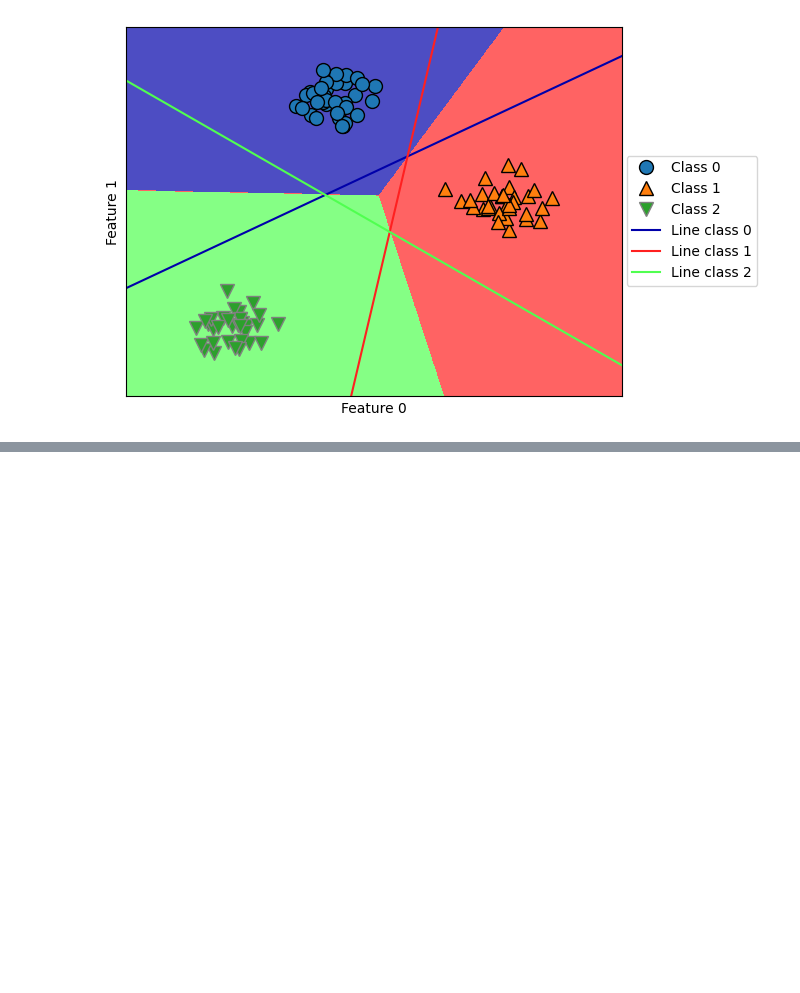
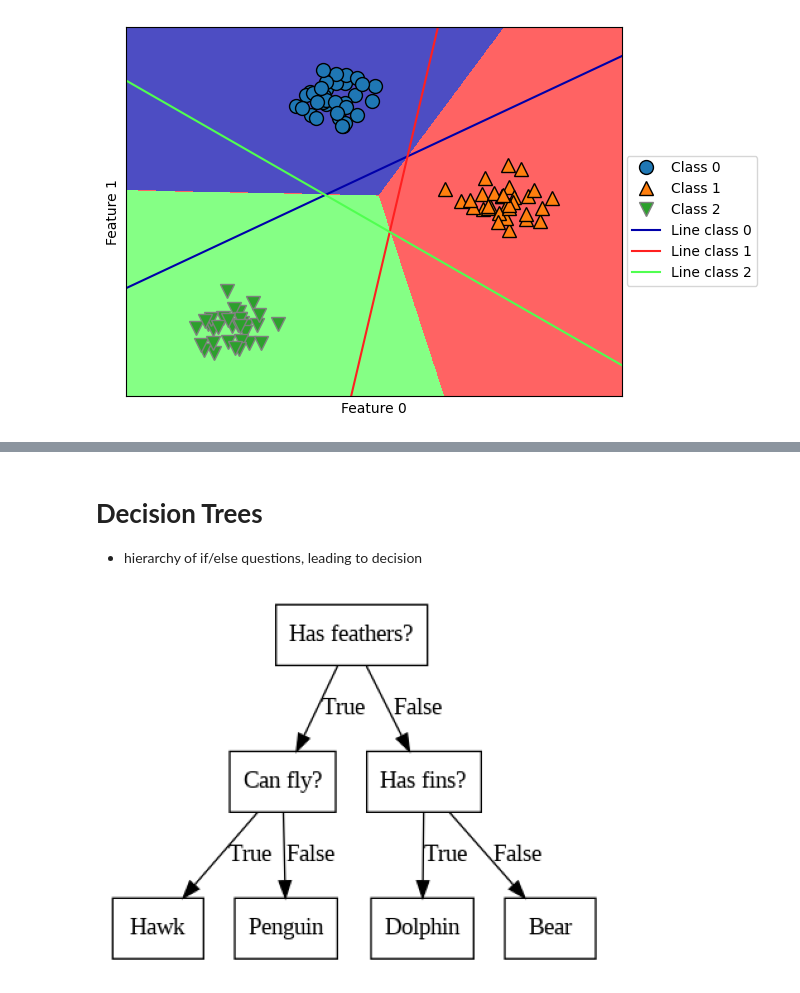
Before and after one commit to 550tealeaves/DATA71200_sum2024_550, a Jupyter notebook: Supervised_learning_revised.ipynb, the cells around one changed output, grey strips where cells are left out. Drawn from its saved outputs; the diff is of its cells as text; code cells hidden in the pictures; blank space fills up the shorter version.

Commit message:
started decision trees

```diff
--- a/Supervised_learning_revised.ipynb
+++ b/Supervised_learning_revised.ipynb
@@ -883,0 +998,7 @@ for coef, intercept, color in zip(linear_svm.coef_, linear_svm.intercept_,
+# %% [markdown]
+# **Decision Trees**
+- hierarchy of if/else questions, leading to decision
+# %%
+mglearn.plots.plot_animal_tree()
+# %% [output]
+[figure, added]
```
Also changed, not shown: parts of 9 cells of this notebook.
